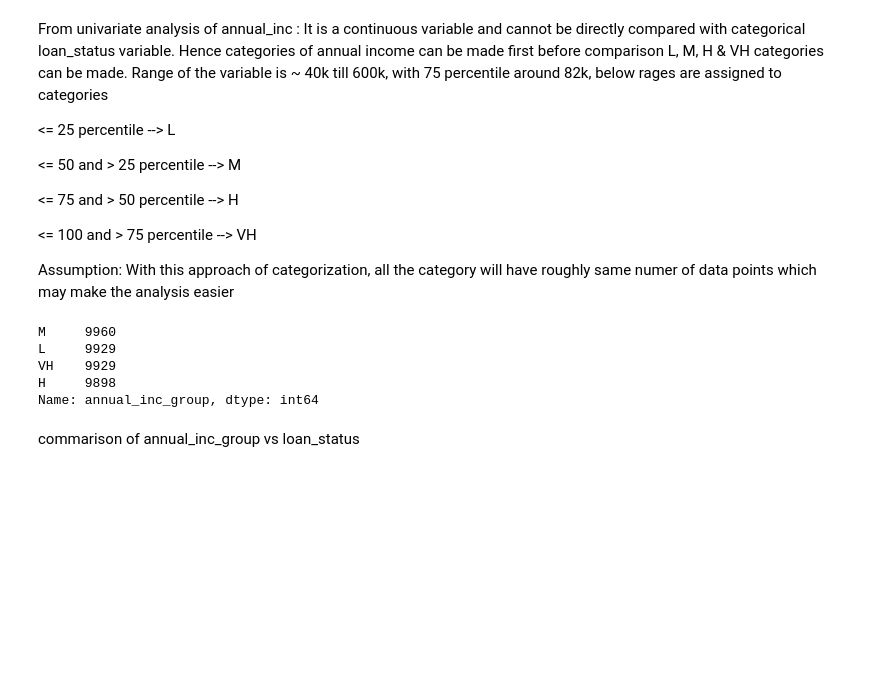
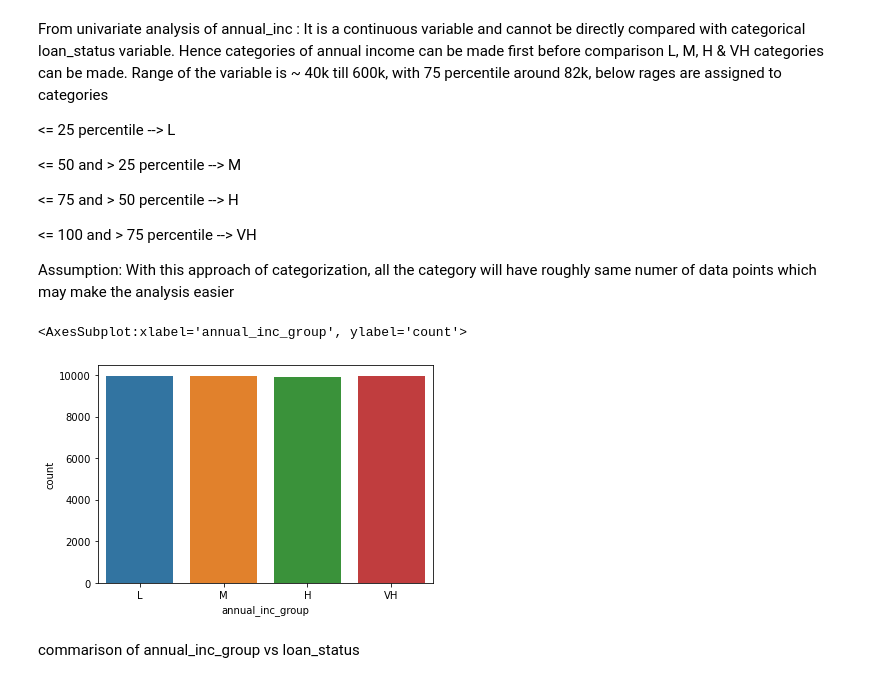
Before and after one commit to vivekprahlada/Lending_club, a Jupyter notebook: Lending_club/Lender_club_usecase.ipynb, the cells around one changed output. Cells and saved outputs as stored; diff of their text form; code cells hidden in the pictures; blank space fills up the shorter version.

```diff
--- a/Lending_club/Lender_club_usecase.ipynb
+++ b/Lending_club/Lender_club_usecase.ipynb
@@ -1201,14 +1076,11 @@ df_clean.loc[((df_clean["annual_inc"] > df_clean["annual_inc"].quantile(0.5)) &
 # %%
 df_clean.loc[((df_clean["annual_inc"] > df_clean["annual_inc"].quantile(0.75)) &
              (df_clean["annual_inc"] <= df_clean["annual_inc"].quantile(1))),"annual_inc_group"] = "VH"
-# %%
-df_clean["annual_inc_group"].value_counts()
-# %% [output]
-M     9960
-L     9929
-VH    9929
-H     9898
-Name: annual_inc_group, dtype: int64
+# %%
+sns.countplot(x=df_clean["annual_inc_group"])
+# %% [output]
+<AxesSubplot:xlabel='annual_inc_group', ylabel='count'>
+[figure, added]
 # %% [markdown]
 commarison of annual_inc_group vs loan_status
 # %%
```
Also changed, not shown: parts of 224 cells of this notebook.
